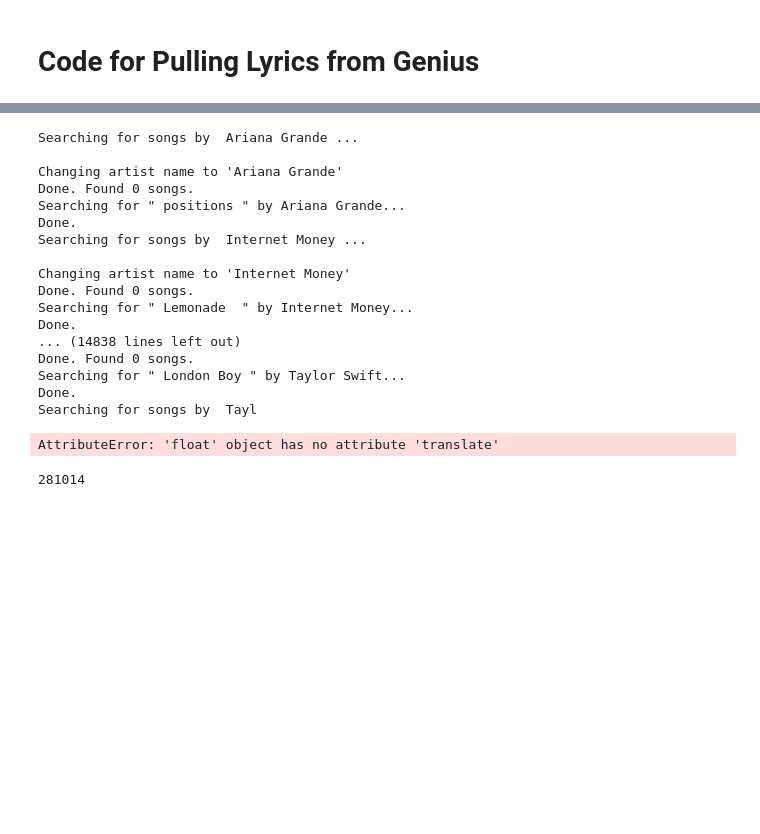
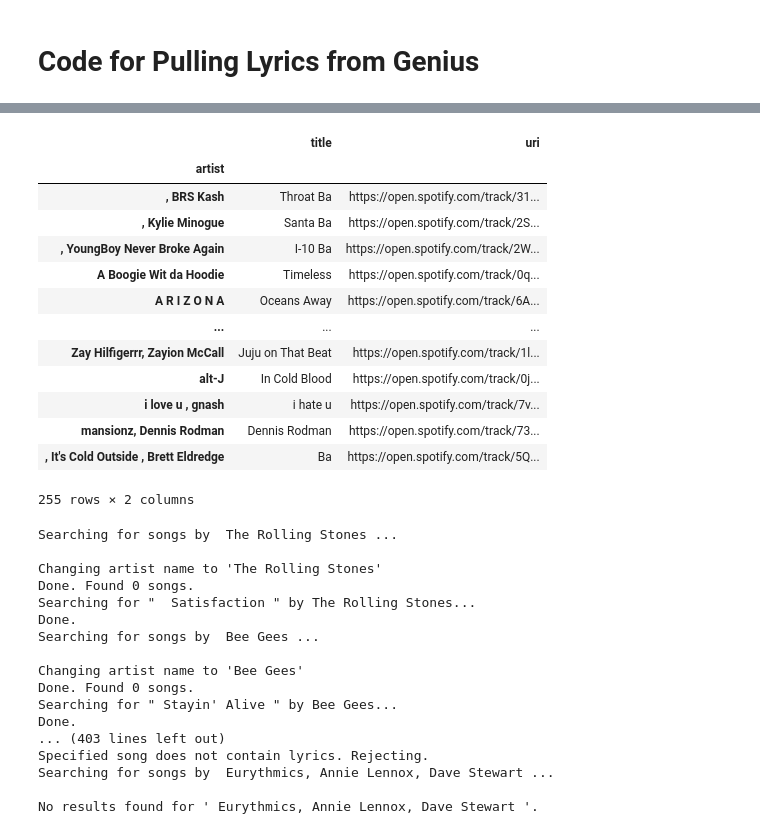
Before and after one commit to M-Sender/CS-Capstone, a Jupyter notebook: code/lyricGrabber.ipynb, the cells around one changed output, grey strips where cells are left out. Saved outputs shown, nothing was run; the diff lists cells and outputs as text; code cells hidden in the pictures; blank space fills up the shorter version.

```diff
--- a/code/lyricGrabber.ipynb
+++ b/code/lyricGrabber.ipynb
@@ -27,2 +55,22 @@ len(holder_df['uri'].unique())
+# %%
+#to make searches faster, we can group by artist and then create a list of tuples of the the title and the uri
+new_df = holder_df.groupby('artist').agg({'title':'first','uri':'first'})
+#temp_df = holder_df.groupby('artist')['title'].apply(list).reset_index()
+new_df
+# %% [output]
+|  | title | uri |
+| artist |  |  |
+| , BRS Kash | Throat Ba | https://open.spotify.com/track/31... |
+| , Kylie Minogue | Santa Ba | https://open.spotify.com/track/2S... |
+| , YoungBoy Never Broke Again | I-10 Ba | https://open.spotify.com/track/2W... |
+| A Boogie Wit da Hoodie | Timeless | https://open.spotify.com/track/0q... |
+| A R I Z O N A | Oceans Away | https://open.spotify.com/track/6A... |
+| ... | ... | ... |
+| Zay Hilfigerrr, Zayion McCall | Juju on That Beat | https://open.spotify.com/track/1l... |
+| alt-J | In Cold Blood | https://open.spotify.com/track/0j... |
+| i love u , gnash | i hate u | https://open.spotify.com/track/7v... |
+| mansionz, Dennis Rodman | Dennis Rodman | https://open.spotify.com/track/73... |
+| , It's Cold Outside , Brett Eldredge | Ba | https://open.spotify.com/track/5Q... |
+255 rows × 2 columns
 # %%
 def storeLyrics(songName,artistName,uri,cursor): #sep and local
@@ -46,10 +102,9 @@ def test_store(songName,artistName):
     lyrics = song.lyrics.replace('(','').replace(')','')
 # %%
 cur = conn.cursor()
-cur.execute("CREATE TABLE lyrics (song text NOT NULL, artist text NOT NULL, lyric text NOT NULL, uri text NOT NULL);")
+#cur.execute("CREATE TABLE lyrics (song text NOT NULL, artist text NOT NULL, lyric text NOT NULL, uri text NOT NULL);")
 taken = []
-count = 0
-for index,row in holder_df.iterrows():
+for index,row in holder_df[::-1].iterrows():
     retries = 0
     if (row['uri'] in taken):
         pass
@@ -62,34 +117,26 @@ for index,row in holder_df.iterrows():
             except Timeout as e:
                 retries += 1
                 continue
-    count = index
 
 #conn.close()
 # %% [output]
-Searching for songs by  Ariana Grande ...
+Searching for songs by  The Rolling Stones ...
 
-Changing artist name to 'Ariana Grande'
+Changing artist name to 'The Rolling Stones'
 Done. Found 0 songs.
-Searching for " positions " by Ariana Grande...
+Searching for "  Satisfaction " by The Rolling Stones...
 Done.
-Searching for songs by  Internet Money ...
+Searching for songs by  Bee Gees ...
 
-Changing artist name to 'Internet Money'
+Changing artist name to 'Bee Gees'
 Done. Found 0 songs.
-Searching for " Lemonade  " by Internet Money...
+Searching for " Stayin' Alive " by Bee Gees...
 Done.
-... (14838 lines left out)
-Done. Found 0 songs.
-Searching for " London Boy " by Taylor Swift...
-Done.
-Searching for songs by  Tayl
+... (403 lines left out)
+Specified song does not contain lyrics. Rejecting.
+Searching for songs by  Eurythmics, Annie Lennox, Dave Stewart ...
+
+No results found for ' Eurythmics, Annie Lennox, Dave Stewart '.
-AttributeError: 'float' object has no attribute 'translate'
-# %%
-#Sing testing
-#test_store('Diamonds','Sam Smith')
-count
-# %% [output]
-281014
 # %%
 conn.commit()
 conn.close()
```
Also changed, not shown: parts of 4 cells of this notebook, 2 other files.
